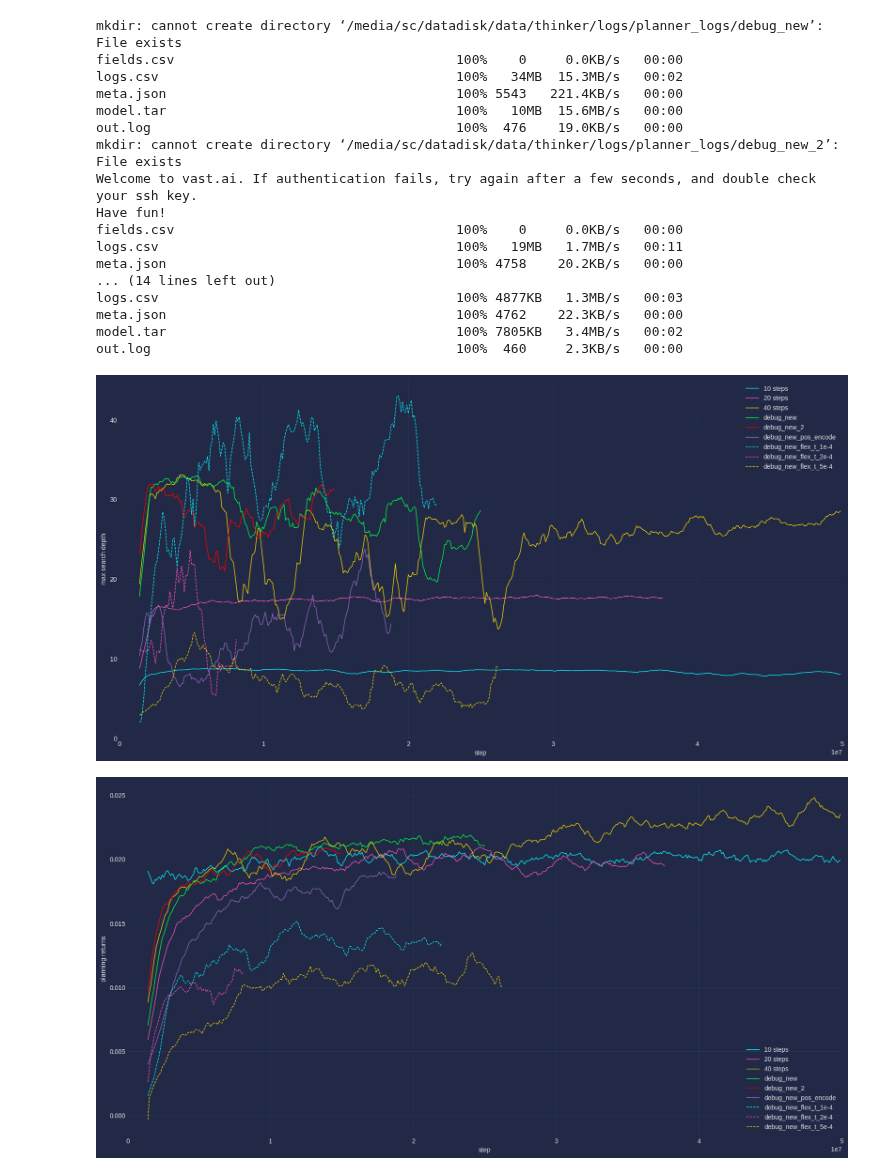
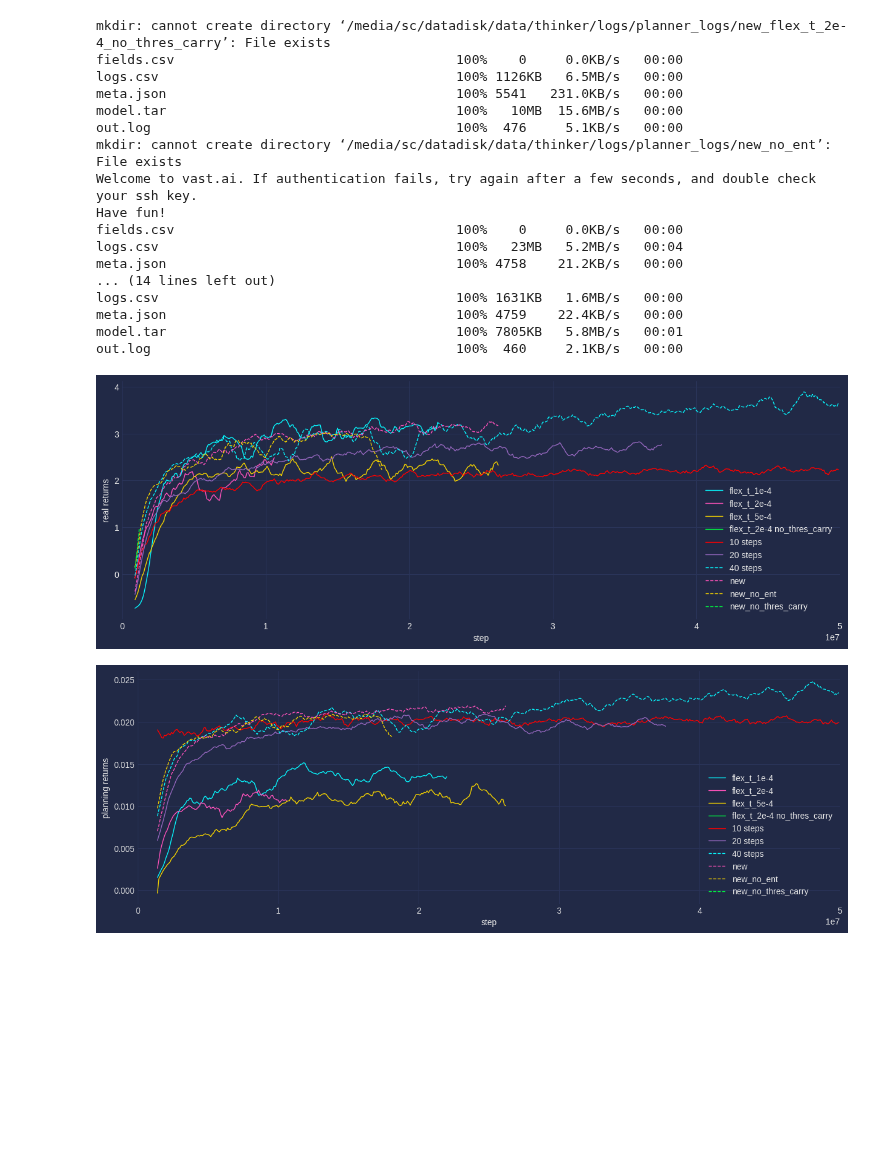
Before and after one commit to tuphs28/thinker_private_planning, a Jupyter notebook: plot.ipynb, the cells around one changed output. Drawn from its saved outputs; the diff is of its cells as text; code cells hidden in the pictures; blank space fills up the shorter version.

```diff
--- a/plot.ipynb
+++ b/plot.ipynb
@@ -114,10 +114,10 @@ def plot(all_stats, y="eps_ret", plot_dict=None, baseline=0, mv_avg=20, xlim=int
 
 def download(dir, refresh=True, load=True, load_runs=None):
     latest_runs = {#"uk": "alstm_3_1_rec_n_10_rei_aug2_clip_mem1_imcost_1_perfect_threscarry",
-                   "cam": "debug_new",
-                   "v1": "debug_new_2",
-                   "v2": "debug_new_flex_t_2e-4",
-                   "v4": "debug_csokoban",
+                   "cam": "new_flex_t_2e-4_no_thres_carry",
+                   "v1": "new_no_ent",
+                   "v2": "new_flex_t_2e-4",
+                   "v4": "new_no_thres_carry",
                   }
     if refresh:
         for server, lr in latest_runs.items():
@@ -159,50 +159,51 @@ def add_plan_step(stats):
 # %%
 %matplotlib inline
 #%matplotlib qt
 
 dir = "/media/sc/datadisk/data/thinker/logs/planner_logs"
 #dir = "D:\\data\\thinker\\logs\\planner_logs"
 download(dir, refresh=True, load=False)
 
 #style = None
 style = "cyberpunk"
-figsize = (20, 10)
+figsize = (15, 5)
 
 plot_dict = {
+   "new_flex_t_1e-4": "flex_t_1e-4",
+   "new_flex_t_2e-4": "flex_t_2e-4",
+   "new_flex_t_5e-4": "flex_t_5e-4",
+   "new_flex_t_2e-4_no_thres_carry": "flex_t_2e-4 no_thres_carry",
    "alstm_3_1_rec_n_10_rei_aug2_clip_mem1_imcost_1_perfect_treecarry_threscarry": "10 steps",
    "alstm_3_1_rec_n_20_rei_aug2_clip_mem1_imcost_1_perfect_treecarry_threscarry": "20 steps",
    "alstm_3_1_rec_n_40_rei_aug2_clip_mem1_imcost_1_perfect_treecarry_threscarry": "40 steps",
-   "debug_new": "debug_new",
-   "debug_new_2": "debug_new_2",
-   "debug_new_pos_encode": "debug_new_pos_encode",
-   "debug_new_flex_t_1e-4": "debug_new_flex_t_1e-4",
-   "debug_new_flex_t_2e-4": "debug_new_flex_t_2e-4",
-   "debug_new_flex_t_5e-4": "debug_new_flex_t_5e-4"
+   "new": "new",
+   "new_no_ent": "new_no_ent",
+   "new_no_thres_carry": "new_no_thres_carry"
 }
 
 all_stats = download(dir, refresh=False, load=True, load_runs=plot_dict.keys())
 
+plot(all_stats, "eps_ret", plot_dict, mv_avg=10, baseline=0, xlim=int(5e7), style=style, figsize=figsize)
+plot(all_stats, "rmean_im_episode_return", plot_dict, baseline=0, mv_avg=15, xlim=int(5e7), style=style, figsize=figsize)
 plot(all_stats, "max_rollout_depth", plot_dict, baseline=0, mv_avg=15, xlim=int(5e7), style=style, figsize=figsize)
-plot(all_stats, "rmean_im_episode_return", plot_dict, baseline=0, mv_avg=15, xlim=int(5e7), style=style, figsize=figsize)
 plot(all_stats, "mean_plan_step", plot_dict, baseline=0, mv_avg=15, xlim=int(5e7), style=style, figsize=figsize)
-plot(all_stats, "eps_ret", plot_dict, mv_avg=10, baseline=2, xlim=int(5e7), style=style, figsize=figsize)
 # %% [output]
-mkdir: cannot create directory ‘/media/sc/datadisk/data/thinker/logs/planner_logs/debug_new’: File exists
+mkdir: cannot create directory ‘/media/sc/datadisk/data/thinker/logs/planner_logs/new_flex_t_2e-4_no_thres_carry’: File exists
 fields.csv                                    100%    0     0.0KB/s   00:00
-logs.csv                                      100%   34MB  15.3MB/s   00:02
-meta.json                                     100% 5543   221.4KB/s   00:00
+logs.csv                                      100% 1126KB   6.5MB/s   00:00
+meta.json                                     100% 5541   231.0KB/s   00:00
 model.tar                                     100%   10MB  15.6MB/s   00:00
-out.log                                       100%  476    19.0KB/s   00:00
-mkdir: cannot create directory ‘/media/sc/datadisk/data/thinker/logs/planner_logs/debug_new_2’: File exists
+out.log                                       100%  476     5.1KB/s   00:00
+mkdir: cannot create directory ‘/media/sc/datadisk/data/thinker/logs/planner_logs/new_no_ent’: File exists
 Welcome to vast.ai. If authentication fails, try again after a few seconds, and double check your ssh key.
 Have fun!
 fields.csv                                    100%    0     0.0KB/s   00:00
-logs.csv                                      100%   19MB   1.7MB/s   00:11
-meta.json                                     100% 4758    20.2KB/s   00:00
+logs.csv                                      100%   23MB   5.2MB/s   00:04
+meta.json                                     100% 4758    21.2KB/s   00:00
 ... (14 lines left out)
-logs.csv                                      100% 4877KB   1.3MB/s   00:03
-meta.json                                     100% 4762    22.3KB/s   00:00
-model.tar                                     100% 7805KB   3.4MB/s   00:02
-out.log                                       100%  460     2.3KB/s   00:00
+logs.csv                                      100% 1631KB   1.6MB/s   00:00
+meta.json                                     100% 4759    22.4KB/s   00:00
+model.tar                                     100% 7805KB   5.8MB/s   00:01
+out.log                                       100%  460     2.1KB/s   00:00
-[figure, old version]
+[figure, new version]
-[figure, old version]
+[figure, new version]
```
Also changed, not shown: parts of 2 cells of this notebook, 1 other file.
